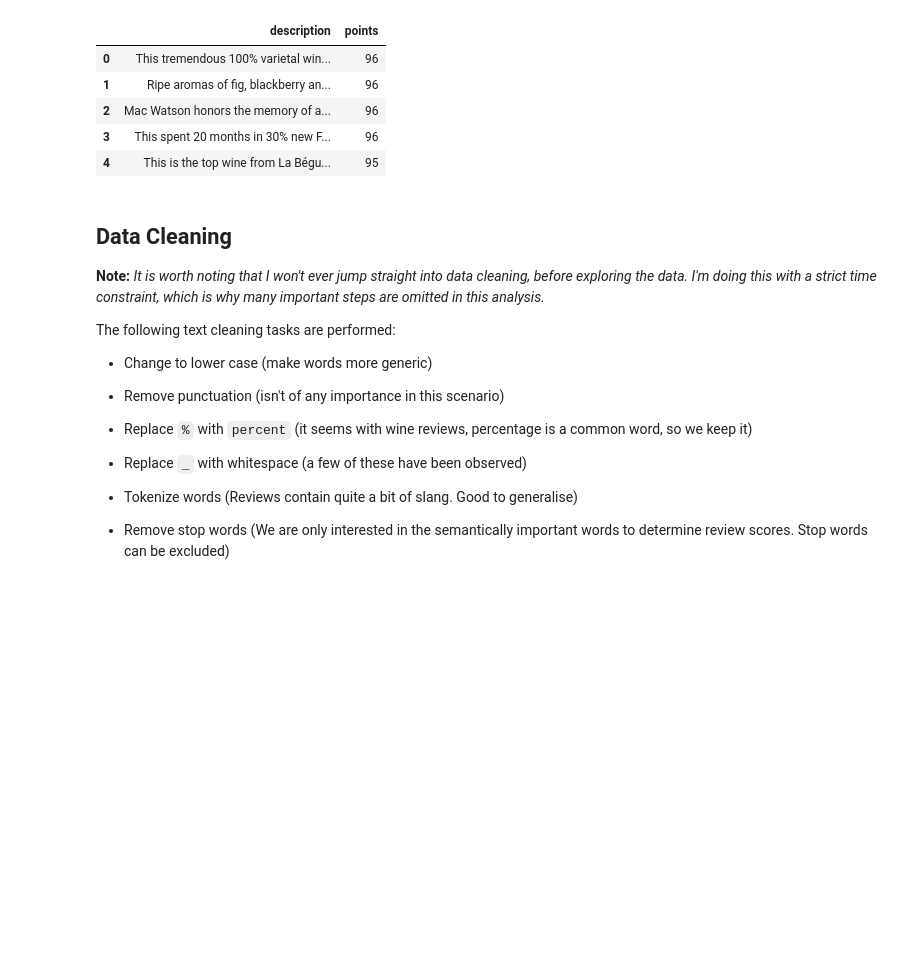
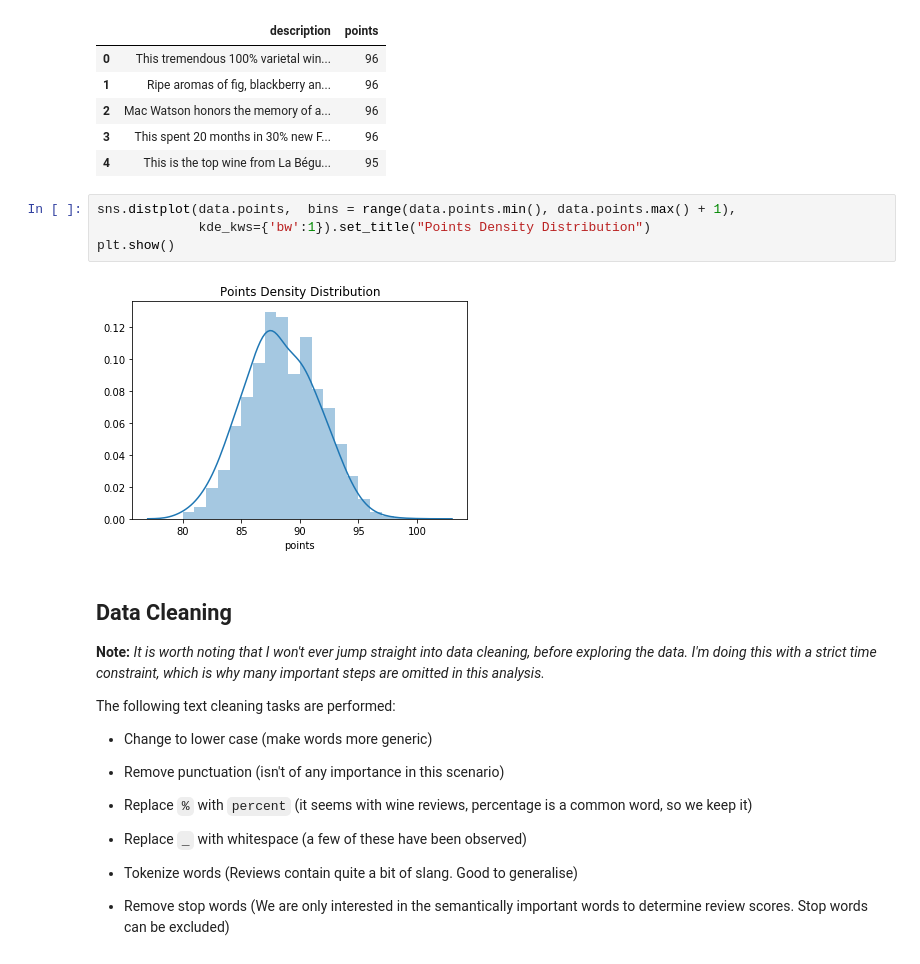
Before and after one commit to johannesharmse/wine_nlp, a Jupyter notebook: src/EDA/EDA.ipynb, the cells around one changed output. Saved outputs shown, nothing was run; the diff lists cells and outputs as text; blank space fills up the shorter version.

Commit message:
Add density distribution

```diff
--- a/src/EDA/EDA.ipynb
+++ b/src/EDA/EDA.ipynb
@@ -70,6 +71,12 @@ Number of unique reviews: 169461
 | 2 | Mac Watson honors the memory of a... | 96 |
 | 3 | This spent 20 months in 30% new F... | 96 |
 | 4 | This is the top wine from La Bégu... | 95 |
+# %%
+sns.distplot(data.points,  bins = range(data.points.min(), data.points.max() + 1),
+             kde_kws={'bw':1}).set_title("Points Density Distribution")
+plt.show()
+# %% [output]
+[figure, added]
 # %% [markdown]
 ## Data Cleaning
 
```
Also changed, not shown: parts of 1 cell of this notebook.
